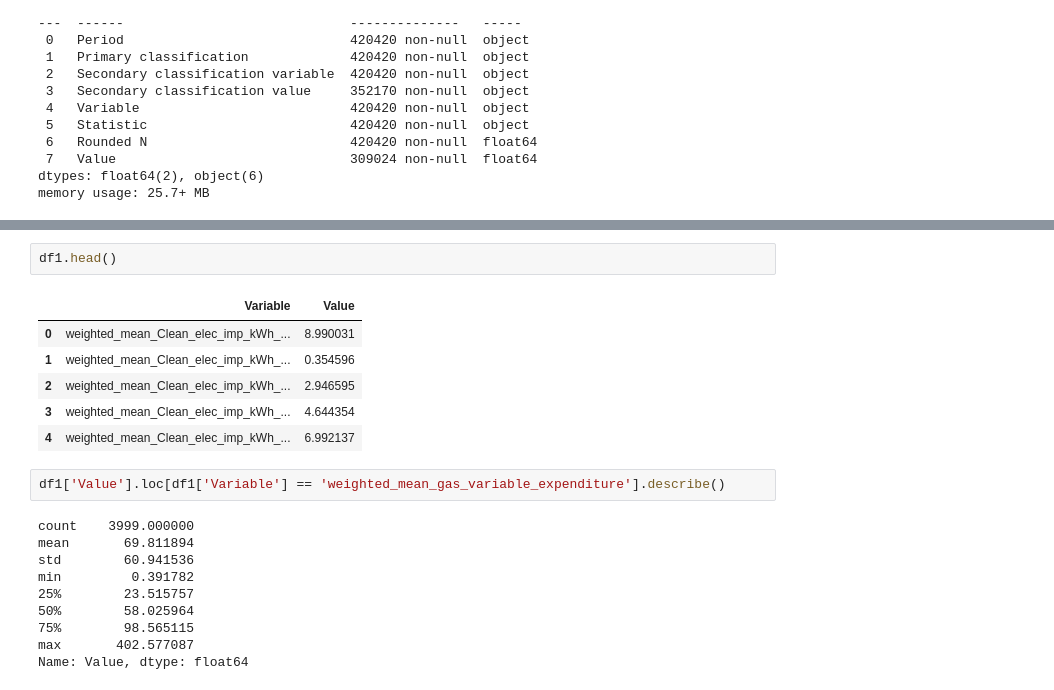
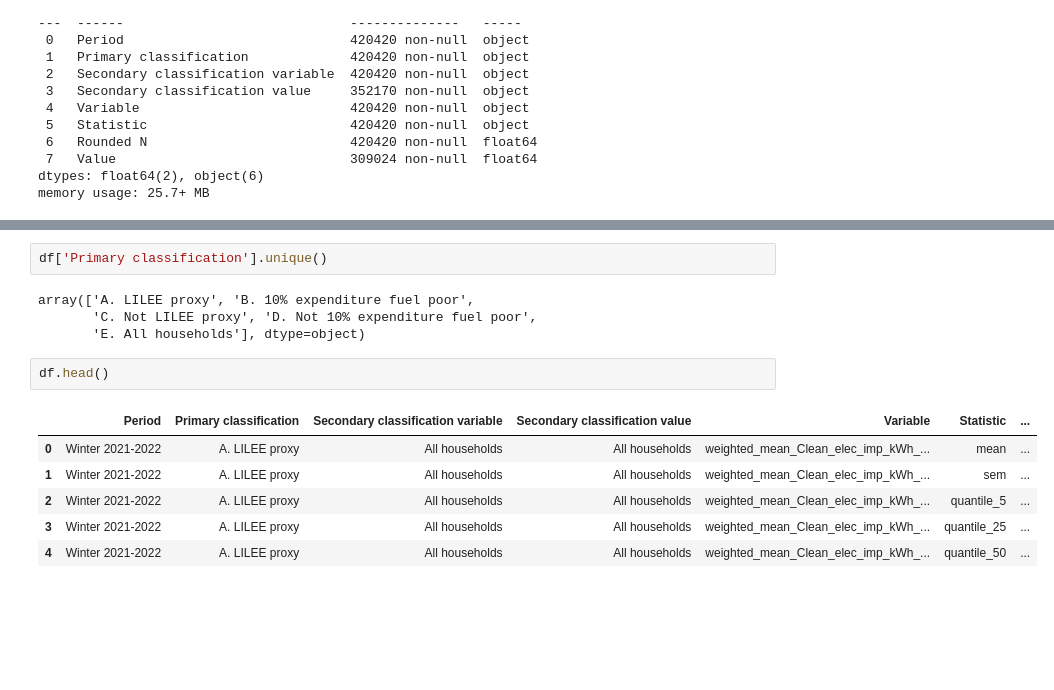
Before and after one commit to lin-zheng-uk/CFP_data_analysis, a Jupyter notebook: data_analysis.ipynb, the cells around one changed output, grey strips where cells are left out. Drawn from its saved outputs; the diff is of its cells as text; blank space fills up the shorter version.

```diff
--- a/data_analysis.ipynb
+++ b/data_analysis.ipynb
@@ -49,21 +27,15 @@ Name: count, dtype: int64
+# %%
+df['Primary classification'].unique()
+# %% [output]
+array(['A. LILEE proxy', 'B. 10% expenditure fuel poor',
+       'C. Not LILEE proxy', 'D. Not 10% expenditure fuel poor',
+       'E. All households'], dtype=object)
 # %%
-df1.head()
+df.head()
 # %% [output]
-|  | Variable | Value |
-| 0 | weighted_mean_Clean_elec_imp_kWh_... | 8.990031 |
-| 1 | weighted_mean_Clean_elec_imp_kWh_... | 0.354596 |
-| 2 | weighted_mean_Clean_elec_imp_kWh_... | 2.946595 |
-| 3 | weighted_mean_Clean_elec_imp_kWh_... | 4.644354 |
-| 4 | weighted_mean_Clean_elec_imp_kWh_... | 6.992137 |
+|  | Period | Primary classification | Secondary classification variable | Secondary classification value | Variable | Statistic | ... |
+| 0 | Winter 2021-2022 | A. LILEE proxy | All households | All households | weighted_mean_Clean_elec_imp_kWh_... | mean | ... |
+| 1 | Winter 2021-2022 | A. LILEE proxy | All households | All households | weighted_mean_Clean_elec_imp_kWh_... | sem | ... |
+| 2 | Winter 2021-2022 | A. LILEE proxy | All households | All households | weighted_mean_Clean_elec_imp_kWh_... | quantile_5 | ... |
+| 3 | Winter 2021-2022 | A. LILEE proxy | All households | All households | weighted_mean_Clean_elec_imp_kWh_... | quantile_25 | ... |
+| 4 | Winter 2021-2022 | A. LILEE proxy | All households | All households | weighted_mean_Clean_elec_imp_kWh_... | quantile_50 | ... |
-# %%
-df1['Value'].loc[df1['Variable'] == 'weighted_mean_gas_variable_expenditure'].describe()
-# %% [output]
-count    3999.000000
-mean       69.811894
-std        60.941536
-min         0.391782
-25%        23.515757
-50%        58.025964
-75%        98.565115
-max       402.577087
-Name: Value, dtype: float64
```
Also changed, not shown: parts of 9 cells of this notebook, 1 other file.
